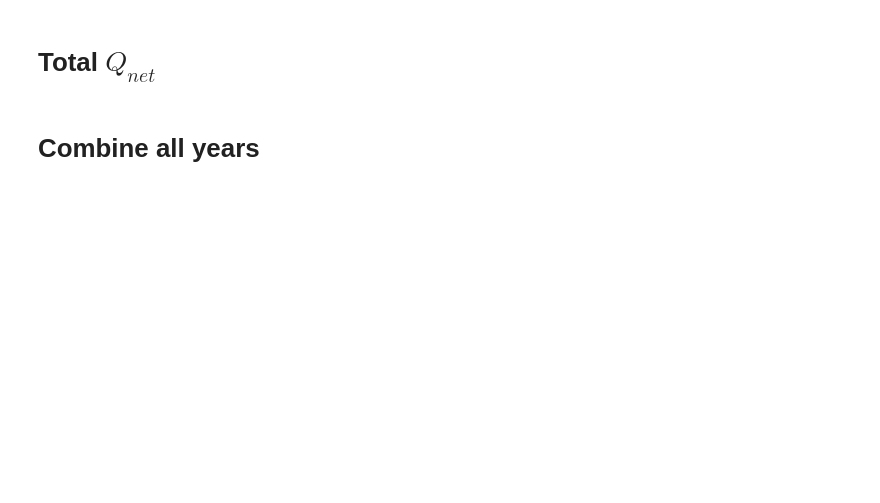
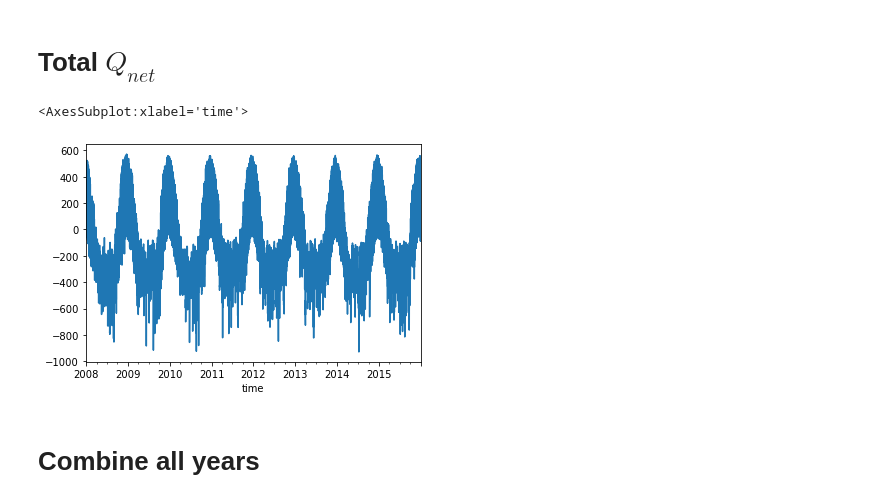
Before and after one commit to unamiller/TNB-heat-flux-calculate, a Jupyter notebook: heat_flux_calculate_ERA5_single_level.ipynb, the cells around one changed output. Cells and saved outputs as stored; diff of their text form; code cells hidden in the pictures; blank space fills up the shorter version.

```diff
--- a/heat_flux_calculate_ERA5_single_level.ipynb
+++ b/heat_flux_calculate_ERA5_single_level.ipynb
@@ -272,3 +239,8 @@ df_cut.to_csv('D:\Projects\TNB 2018\Data\ERA5\ETA5_2008_2015.csv')
+# %%
+df.Q_net.plot()
+# %% [output]
+<AxesSubplot:xlabel='time'>
+[figure, added]
 # %% [markdown]
 # Combine all years
 # %%
```
Also changed, not shown: parts of 15 cells of this notebook.
